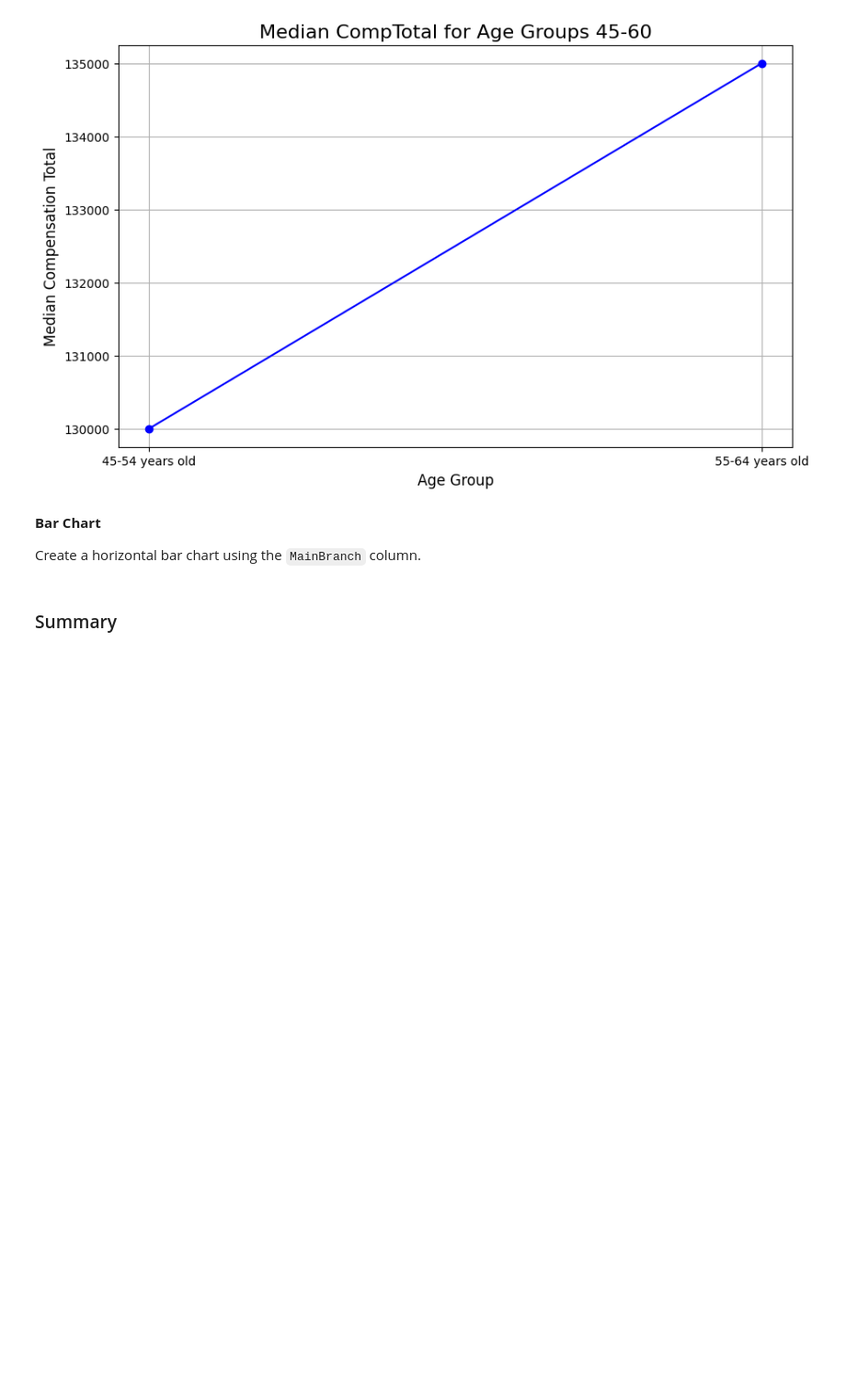
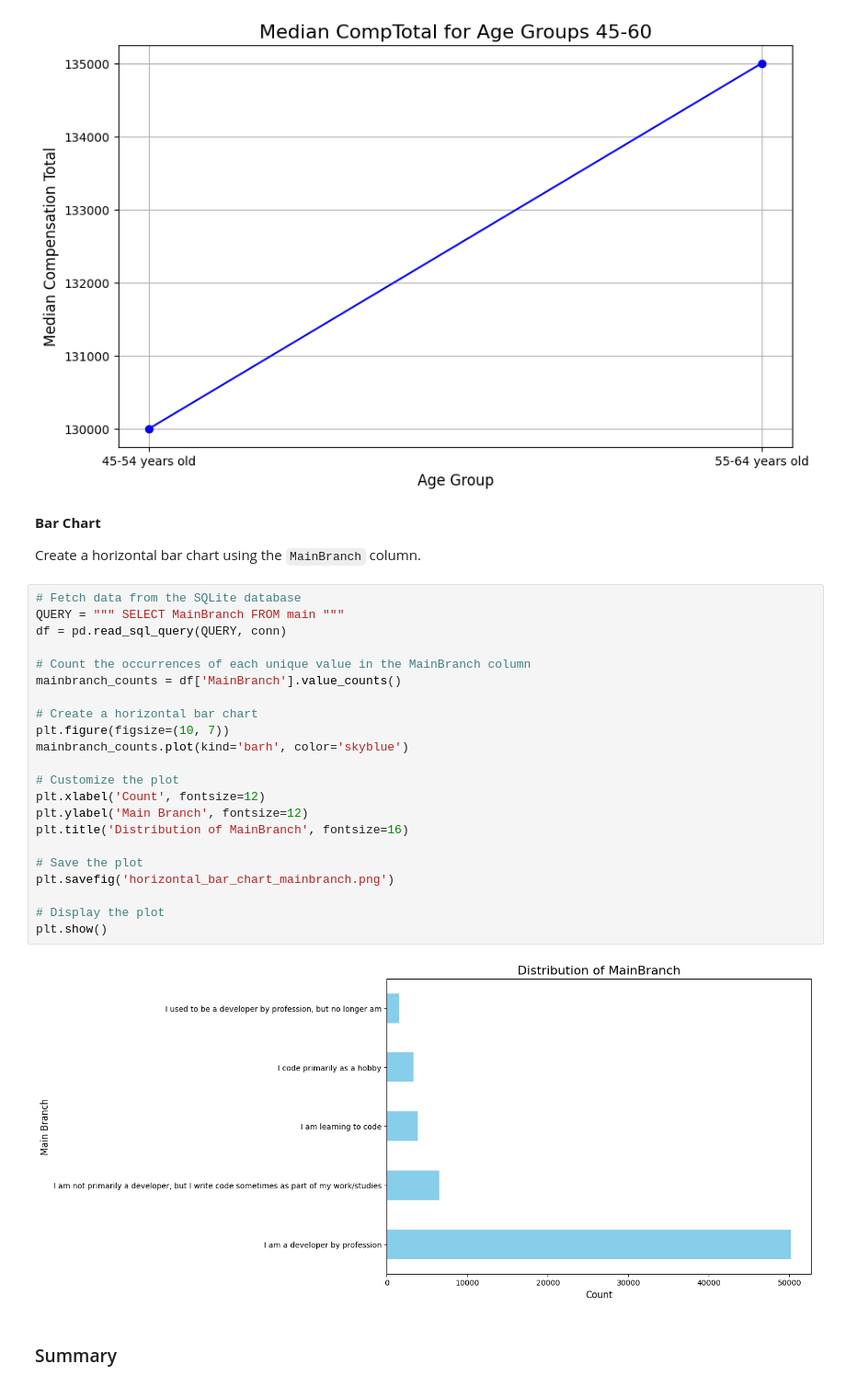
Before and after one commit to jahiduljinat/IBM-capstone-project, a Jupyter notebook: Lab Data Visualization.ipynb, the cells around one changed output. Shown at 92% size. Cells and saved outputs as stored; diff of their text form; blank space fills up the shorter version.

```diff
--- a/Lab Data Visualization.ipynb
+++ b/Lab Data Visualization.ipynb
@@ -482,6 +482,30 @@ plt.show()
 **Bar Chart**
 
 Create a horizontal bar chart using the `MainBranch` column.
+# %%
+# Fetch data from the SQLite database
+QUERY = """ SELECT MainBranch FROM main """
+df = pd.read_sql_query(QUERY, conn)
+
+# Count the occurrences of each unique value in the MainBranch column
+mainbranch_counts = df['MainBranch'].value_counts()
+
+# Create a horizontal bar chart
+plt.figure(figsize=(10, 7))
+mainbranch_counts.plot(kind='barh', color='skyblue')
+
+# Customize the plot
+plt.xlabel('Count', fontsize=12)
+plt.ylabel('Main Branch', fontsize=12)
+plt.title('Distribution of MainBranch', fontsize=16)
+
+# Save the plot
+plt.savefig('horizontal_bar_chart_mainbranch.png')
+
+# Display the plot
+plt.show()
+# %% [output]
+[figure, added]
 # %% [markdown]
 ### Summary
 # %% [markdown]
```
